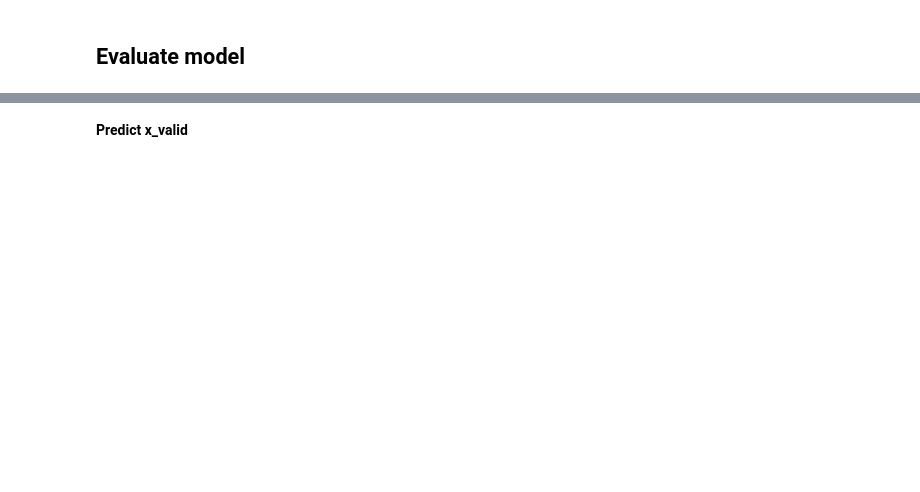
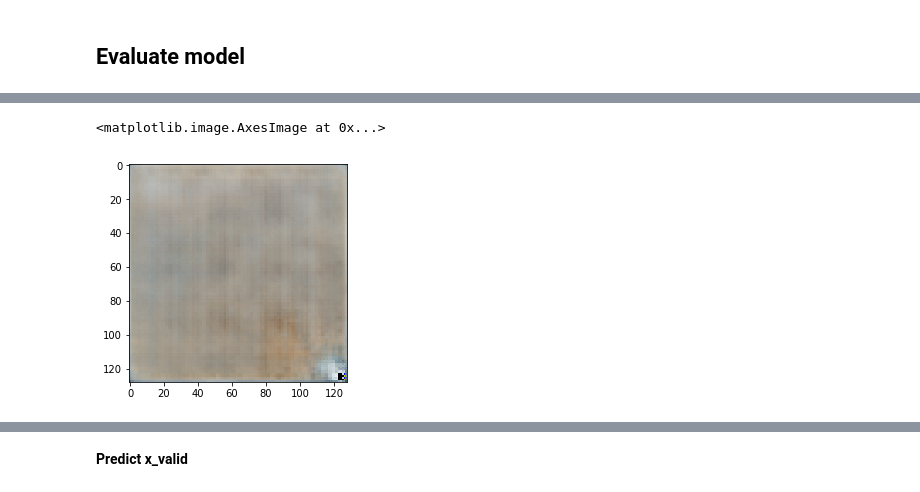
Before and after one commit to ignaciogatti/artwork-sequence-prediction, a Jupyter notebook: Sequence-prediction.ipynb, the cells around one changed output, grey strips where cells are left out. Drawn from its saved outputs; the diff is of its cells as text; code cells hidden in the pictures; blank space fills up the shorter version.

```diff
--- a/Sequence-prediction.ipynb
+++ b/Sequence-prediction.ipynb
@@ -67,0 +137,16 @@ Epoch 15/20
+# %%
+prediction = []
+
+for i in range(n_features):
+    val_dataset = validation_dataset(x_valid[:,i], window_size, batch_size)
+    for x, y in val_dataset.take(1):
+        prediction_feature = models[i].model.predict(x)[0]
+        prediction.append(prediction_feature)
+# %%
+code = []
+for p in prediction:
+    code.append(prediction[0][0])
+
+code = np.array(code)
+# %%
+code = code.reshape((-1,))
@@ -67,0 +155,9 @@ Epoch 15/20
+# %%
+p = decoder_model.predict(code.reshape((1,1,1,-1)))
+# %%
+import matplotlib.pyplot as plt
+
+plt.imshow(p[0])
+# %% [output]
+<matplotlib.image.AxesImage at 0x...>
+[figure, added]
```
Also changed, not shown: parts of 24 cells of this notebook, 2 other files.
